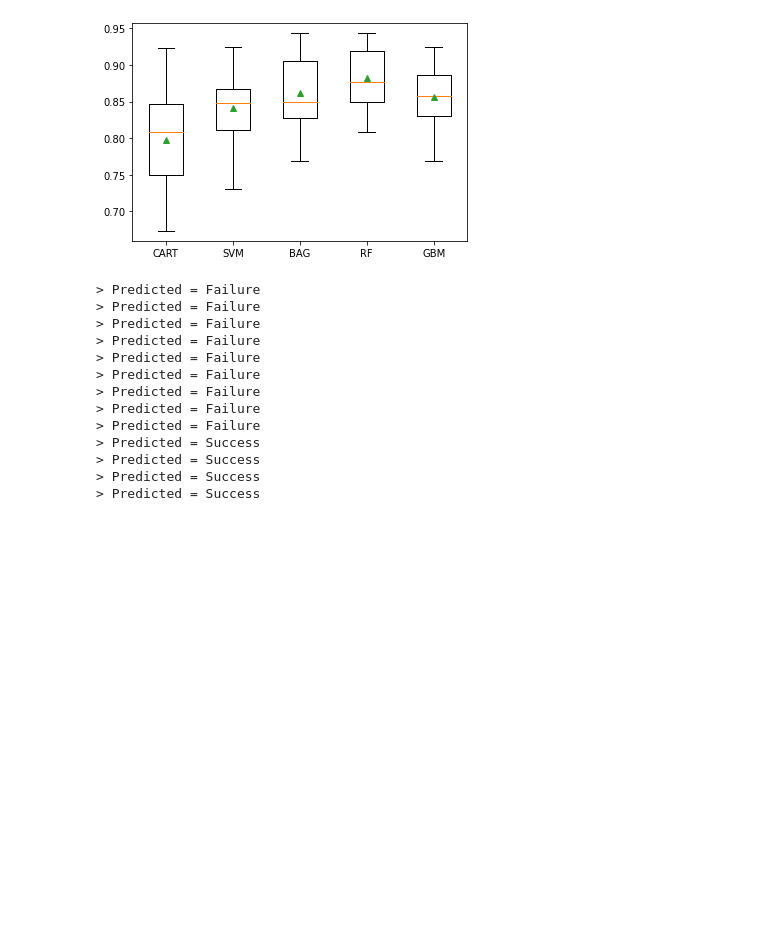
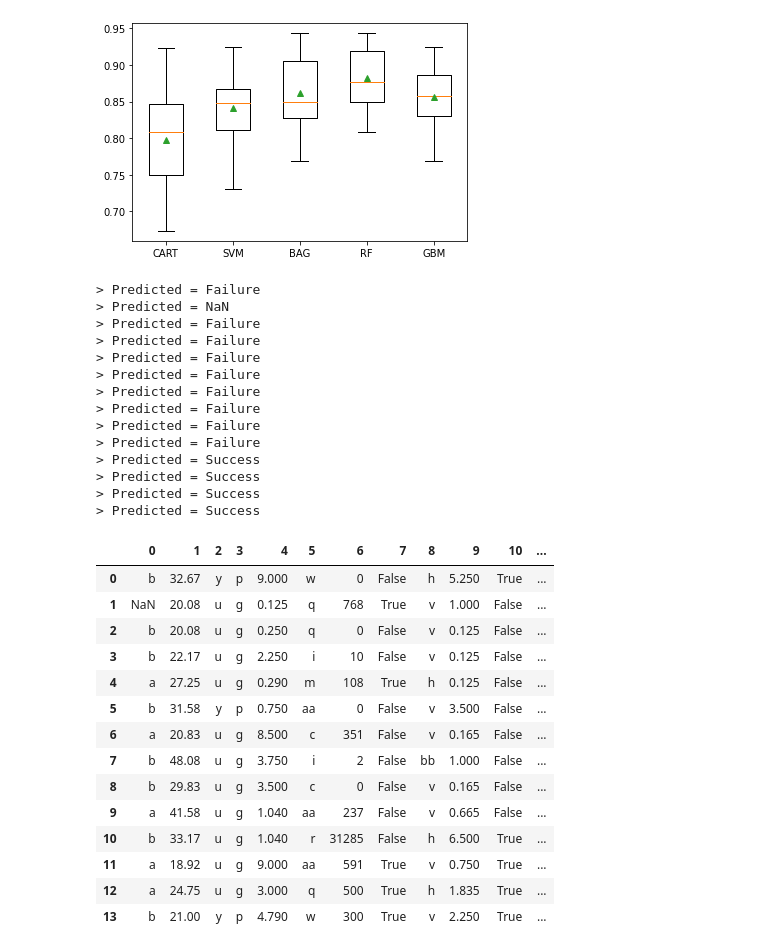
Before and after one commit to knztnt/ML-CO544-Project, a Jupyter notebook: Project-Phase1.ipynb, the cells around one changed output. Drawn from its saved outputs; the diff is of its cells as text; code cells hidden in the pictures; blank space fills up the shorter version.

Commit message:
output NaN for missing values

```diff
--- a/Project-Phase1.ipynb
+++ b/Project-Phase1.ipynb
@@ -345,7 +345,7 @@ pyplot.show()
 # ---------------------- Make Prediction on New Data -------------------------------
 # %%
 # fit a model and make predictions for the on the adult dataset
-import pandas
+import numpy as np
 from pandas import read_csv
 from sklearn.preprocessing import LabelEncoder
 from sklearn.preprocessing import OneHotEncoder
@@ -385,43 +385,90 @@ model = RandomForestClassifier(n_estimators=100)
 ct = ColumnTransformer([('c', OneHotEncoder(), cat_ix),
                         ('n', MinMaxScaler(), num_ix)])
 # scale, then oversample, then fit model
 pipeline = Pipeline(steps=[('t', ct), ('m', model)])
 # fit the model
 pipeline.fit(X, y)
 
 test_dataframe = read_csv('testdata.csv', header=None, na_values='?')
 
 # IMPORTANT!!! TODO: make predictions without dropping rows
+
 # drop rows with missing
-test_dataframe = test_dataframe.dropna()
+# test_dataframe = test_dataframe.dropna()
+
+# check missing value for each row
+is_NaN = test_dataframe.isnull()
+row_has_NaN = is_NaN.any(axis=1)
+
+# convert dataframes into numpy arrays
 test_data = test_dataframe.values
+row_has_NaN = row_has_NaN.values
+NaN_index = np.where(row_has_NaN == True) # get index of NaN rows
 
-# result_list = list()
+
+# initialize a list
+result_list = list()
+
+
 # evaluate
+row_count = 0
+
 for row in test_data:
-    # make prediction
-    yhat = pipeline.predict([row])
-    # get the label
-    label = yhat[0]
-    # summarize predictions
-#     result_list.append('Success' if label == 1 else 'Failure')
-    print('> Predicted = Success' if label == 1 else '> Predicted = Failure')
 
-# result_list = pandas.DataFrame(result_list)
-# print(result_list)
-# result_list = pandas.concat([test_dataframe,result_list], axis=1)
-# # result_list
+    contain_NaN = False
+
+    # if current row has a NaN
+    for i in NaN_index[0]:
+        if(row_count == i):
+            contain_NaN = True
+
+    if (contain_NaN):
+        print('> Predicted = NaN')
+        result_list.append('NaN')
+        row_count += 1
+        continue
+    else:
+        # make prediction
+        yhat = pipeline.predict([row])
+        # get the label
+        label = yhat[0]
+        # summarize predictions
+        result_list.append('Success' if label == 1 else 'Failure')
+        print('> Predicted = Success' if label == 1 else '> Predicted = Failure')
+        row_count += 1
+
+# concat predicted column with given test dataset
+result_list = pandas.DataFrame(result_list)
+result_list.columns = ['Predicted']
+result_list = pandas.concat([test_dataframe,result_list], axis=1)
+result_list
 # %% [output]
 > Predicted = Failure
+> Predicted = NaN
 > Predicted = Failure
 > Predicted = Failure
 > Predicted = Failure
 > Predicted = Failure
 > Predicted = Failure
 > Predicted = Failure
 > Predicted = Failure
 > Predicted = Failure
 > Predicted = Success
 > Predicted = Success
 > Predicted = Success
 > Predicted = Success
+|  | 0 | 1 | 2 | 3 | 4 | 5 | 6 | 7 | 8 | 9 | 10 | ... |
+| 0 | b | 32.67 | y | p | 9.000 | w | 0 | False | h | 5.250 | True | ... |
+| 1 | NaN | 20.08 | u | g | 0.125 | q | 768 | True | v | 1.000 | False | ... |
+| 2 | b | 20.08 | u | g | 0.250 | q | 0 | False | v | 0.125 | False | ... |
+| 3 | b | 22.17 | u | g | 2.250 | i | 10 | False | v | 0.125 | False | ... |
+| 4 | a | 27.25 | u | g | 0.290 | m | 108 | True | h | 0.125 | False | ... |
+| 5 | b | 31.58 | y | p | 0.750 | aa | 0 | False | v | 3.500 | False | ... |
+| 6 | a | 20.83 | u | g | 8.500 | c | 351 | False | v | 0.165 | False | ... |
+| 7 | b | 48.08 | u | g | 3.750 | i | 2 | False | bb | 1.000 | False | ... |
+| 8 | b | 29.83 | u | g | 3.500 | c | 0 | False | v | 0.165 | False | ... |
+| 9 | a | 41.58 | u | g | 1.040 | aa | 237 | False | v | 0.665 | False | ... |
+| 10 | b | 33.17 | u | g | 1.040 | r | 31285 | False | h | 6.500 | True | ... |
+| 11 | a | 18.92 | u | g | 9.000 | aa | 591 | True | v | 0.750 | True | ... |
+| 12 | a | 24.75 | u | g | 3.000 | q | 500 | True | h | 1.835 | True | ... |
+| 13 | b | 21.00 | y | p | 4.790 | w | 300 | True | v | 2.250 | True | ... |
```
